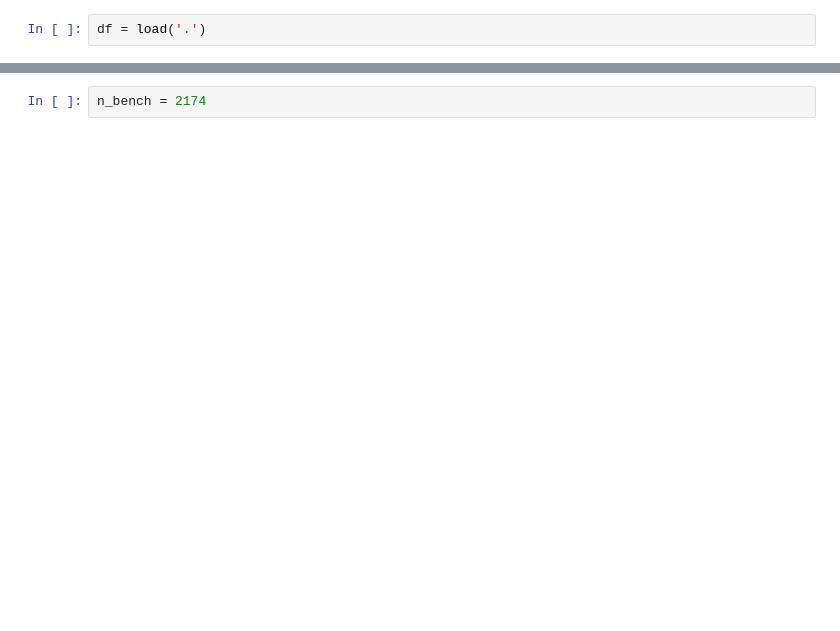
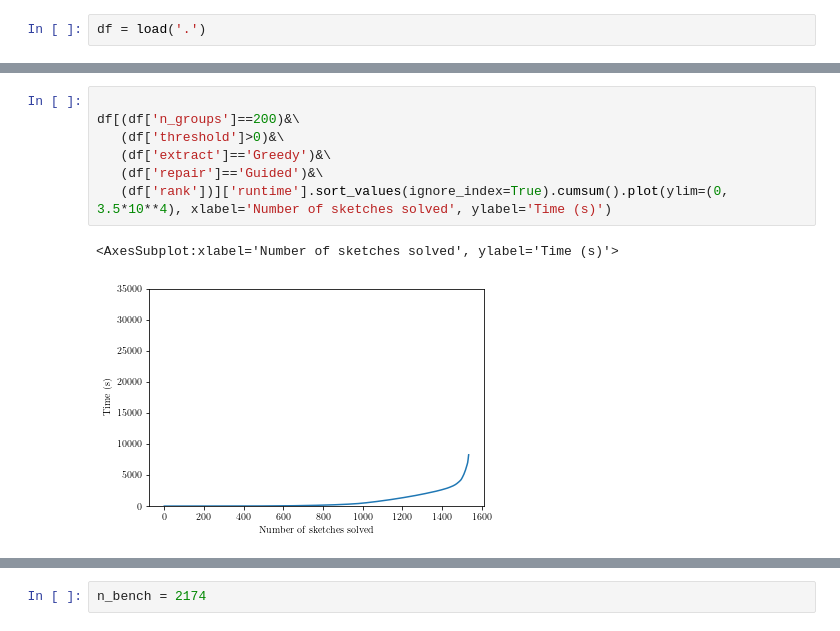
Before and after one commit to jfeser/symetric, a Jupyter notebook: notebooks/Regex results.ipynb, the cells around one changed output, grey strips where cells are left out. Saved outputs shown, nothing was run; the diff lists cells and outputs as text; blank space fills up the shorter version.

```diff
--- a/notebooks/Regex results.ipynb
+++ b/notebooks/Regex results.ipynb
@@ -39,3 +50,13 @@ df.groupby(['n_groups', 'threshold', 'max_cost', 'extract', 'repair', 'rank']).a
 |  |  |  |  |  | True | 0.753937 | 2032 | 0.000916 | 0.744485 | 271.363729 | ... |
 |  |  |  |  | Random | True | 0.718996 | 2032 | 0.000911 | 0.677884 | 270.878702 | ... |
 |  |  |  | Random | Guided | True | 0.733268 | 2032 | 0.000922 | 0.705070 | 273.855294 | ... |
+# %%
+
+df[(df['n_groups']==200)&\
+   (df['threshold']>0)&\
+   (df['extract']=='Greedy')&\
+   (df['repair']=='Guided')&\
+   (df['rank'])]['runtime'].sort_values(ignore_index=True).cumsum().plot(ylim=(0, 3.5*10**4), xlabel='Number of sketches solved', ylabel='Time (s)')
+# %% [output]
+<AxesSubplot:xlabel='Number of sketches solved', ylabel='Time (s)'>
+[figure, added]
```
Also changed, not shown: parts of 8 cells of this notebook, 17 other files.
